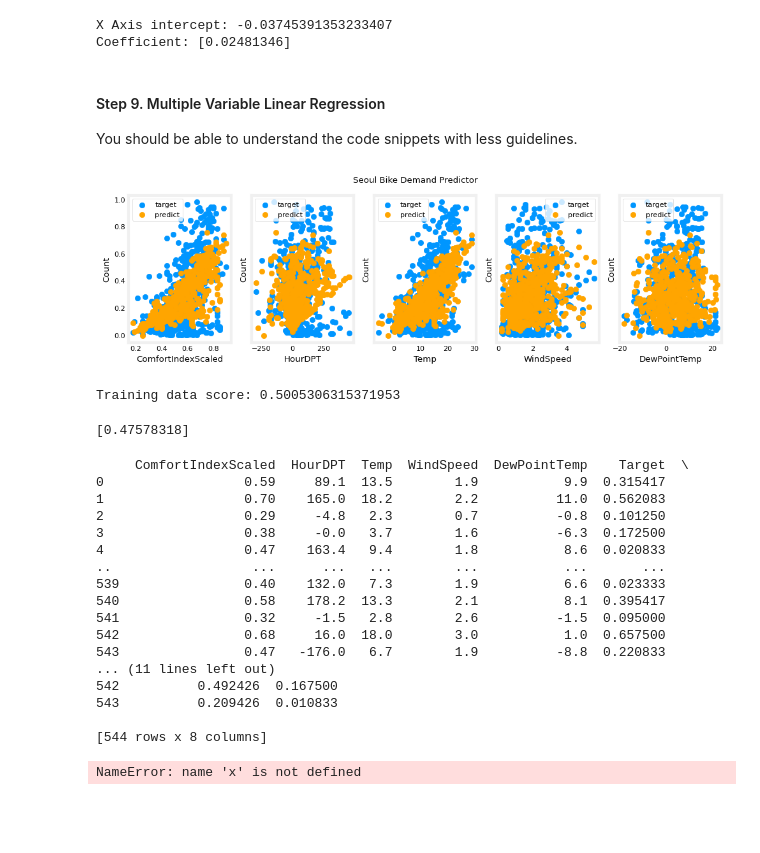
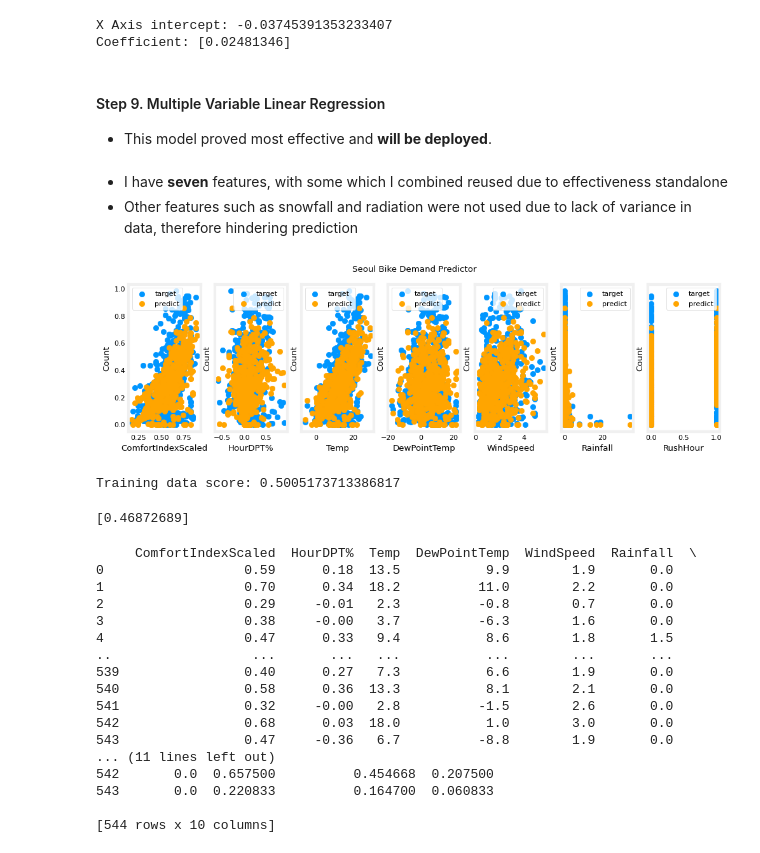
Before and after one commit to TempeHS/2025SE-Roman.L-Task2, a Jupyter notebook: 2.model_development/2.4.model_testing_and_validation/2.4.1.model_evaluation.ipynb, the cells around one changed output. Drawn from its saved outputs; the diff is of its cells as text; code cells hidden in the pictures; blank space fills up the shorter version.

Commit message:
more documentation, poly eval

```diff
--- a/2.model_development/2.4.model_testing_and_validation/2.4.1.model_evaluation.ipynb
+++ b/2.model_development/2.4.model_testing_and_validation/2.4.1.model_evaluation.ipynb
@@ -29,6 +35,3 @@ model_A = pickle.load(open(filename, 'rb'))
-# %%
-filename = 'my_saved_model_v1.sav'
-model_B = pickle.load(open(filename, 'rb'))
 # %% [markdown]
 ####  Step 3
 Open and parse the test data CSV file and store the data as variable array data objects.
@@ -113,7 +119,7 @@ Coefficient: [0.02481346]
 # %% [markdown]
 #### Step 9. Multiple Variable Linear Regression
 
-You should be able to understand the code snippets with less guidelines.
+* This model proved most effective and **will be deployed**.
 # %%
 filename = 'my_saved_model_v2.sav'
 model_C = pickle.load(open(filename, 'rb'))
@@ -124,31 +126,36 @@ model_D = pickle.load(open(filename, 'rb'))
 # %%
-mx_col = ['ComfortIndexScaled','HourDPT','Temp','WindSpeed','DewPointTemp']
 testing_data = pd.read_csv('2.4.1.testing_data.csv')
+mx_col = ['ComfortIndexScaled','HourDPT%','Temp','DewPointTemp','WindSpeed','Rainfall','RushHour']
+
 mx_test = np.array(testing_data[mx_col])
 my_test = np.array(testing_data['Count'])
+# %% [markdown]
+* I have **seven** features, with some which I combined reused due to effectiveness standalone
+* Other features such as snowfall and radiation were not used due to lack of variance in data, therefore hindering prediction
 # %%
 my_pred = model_C.predict(mx_test)
+my_pred = np.maximum(0, my_pred)
 
 # plot predictions and targets vs original features
 fig,ax=plt.subplots(1,len(mx_col),figsize=(12,3),sharey=True)
 for i in range(len(ax)):
     ax[i].scatter(mx_test[:,i],my_test, label = 'target')
     ax[i].set_xlabel(mx_col[i])
     ax[i].scatter(mx_test[:,i],my_pred,color="orange", label = 'predict')
     ax[i].set_ylabel("Count"); ax[i].legend();
 fig.suptitle("Seoul Bike Demand Predictor")
 plt.show()
 # %% [output]
-[figure, old version]
+[figure, new version]
 # %%
 test_score = model_C.score(mx_test, my_test)
 print(f'Training data score: {test_score}')
 # %% [output]
-Training data score: 0.5005306315371953
+Training data score: 0.5005173713386817
 # %%
-print(model_C.predict([[0.5,0.1,15,3,0.1]]))
+print(model_C.predict([[0.5,0.1,15,3,0.1,0.1,0.5]]))
 # %% [output]
-[0.47578318]
+[0.46872689]
 # %%
 data = {col: mx_test[:, i] for i, col in enumerate(mx_col)}
 data['Target'] = my_test
@@ -158,20 +165,20 @@ data['Cost'] = my_test - model_C.predict(mx_test).round(2)
 table = pd.DataFrame(data)
 print(table)
 # %% [output]
-     ComfortIndexScaled  HourDPT  Temp  WindSpeed  DewPointTemp    Target  \
-0                  0.59     89.1  13.5        1.9           9.9  0.315417
-1                  0.70    165.0  18.2        2.2          11.0  0.562083
-2                  0.29     -4.8   2.3        0.7          -0.8  0.101250
-3                  0.38     -0.0   3.7        1.6          -6.3  0.172500
-4                  0.47    163.4   9.4        1.8           8.6  0.020833
-..                  ...      ...   ...        ...           ...       ...
-539                0.40    132.0   7.3        1.9           6.6  0.023333
-540                0.58    178.2  13.3        2.1           8.1  0.395417
-541                0.32     -1.5   2.8        2.6          -1.5  0.095000
-542                0.68     16.0  18.0        3.0           1.0  0.657500
-543                0.47   -176.0   6.7        1.9          -8.8  0.220833
+     ComfortIndexScaled  HourDPT%  Temp  DewPointTemp  WindSpeed  Rainfall  \
+0                  0.59      0.18  13.5           9.9        1.9       0.0
+1                  0.70      0.34  18.2          11.0        2.2       0.0
+2                  0.29     -0.01   2.3          -0.8        0.7       0.0
+3                  0.38     -0.00   3.7          -6.3        1.6       0.0
+4                  0.47      0.33   9.4           8.6        1.8       1.5
+..                  ...       ...   ...           ...        ...       ...
+539                0.40      0.27   7.3           6.6        1.9       0.0
+540                0.58      0.36  13.3           8.1        2.1       0.0
+541                0.32     -0.00   2.8          -1.5        2.6       0.0
+542                0.68      0.03  18.0           1.0        3.0       0.0
+543                0.47     -0.36   6.7          -8.8        1.9       0.0
 ... (11 lines left out)
-542          0.492426  0.167500
-543          0.209426  0.010833
+542       0.0  0.657500          0.454668  0.207500
+543       0.0  0.220833          0.164700  0.060833
 
-[544 rows x 8 columns]
+[544 rows x 10 columns]
@@ -181,24 +185,3 @@ model_C = pickle.load(open(filename, 'rb'))
-# %%
-# Transform the test data using the same PolynomialFeatures object
-poly = PolynomialFeatures(degree=6, include_bias=False)
-poly_features = poly.fit_transform(x)
-
-# Predict using the polynomial regression model
-y_pred = model_C.predict(poly_features)
-
-# Clip negative predictions to 0
-y_pred = np.maximum(0, y_pred)
-
-# Plot the results
-plt.scatter(x_test, y_pred, label="Predicted", alpha=0.7)
-plt.scatter(x_test, y_test, marker='x', c='r', label="Actual", alpha=0.7)
-plt.title("Polynomial Regression Evaluation")
-plt.ylabel(f'Testing {x_col}')
-plt.xlabel(f'Testing Target')
-plt.legend()
-plt.show()
-# %% [output]
-NameError: name 'x' is not defined
 # %%
 print(f'X Axis intercept: {model_C.intercept_}')
 print(f'Coefficient: {model_C.coef_}')
```
Also changed, not shown: parts of 28 cells of this notebook, 14 other files.
